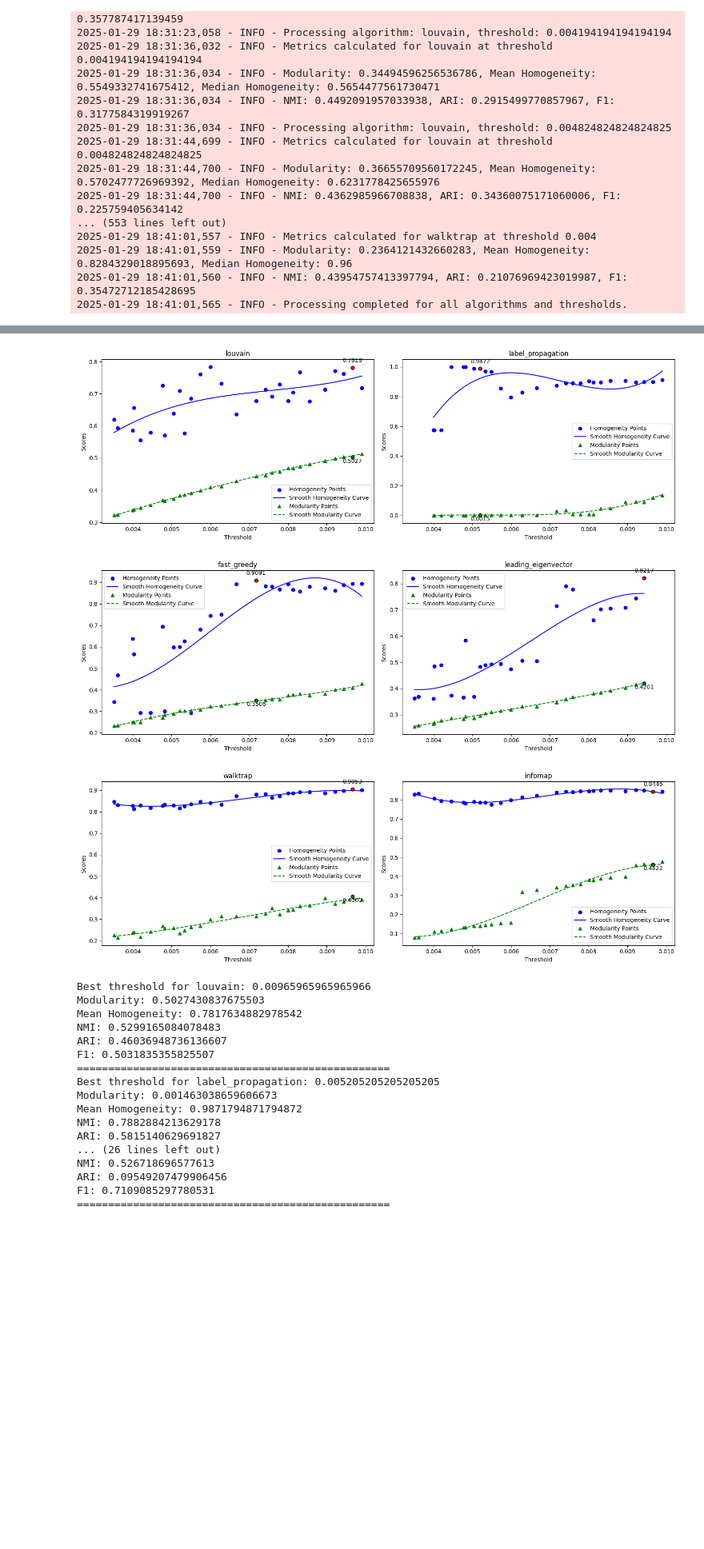
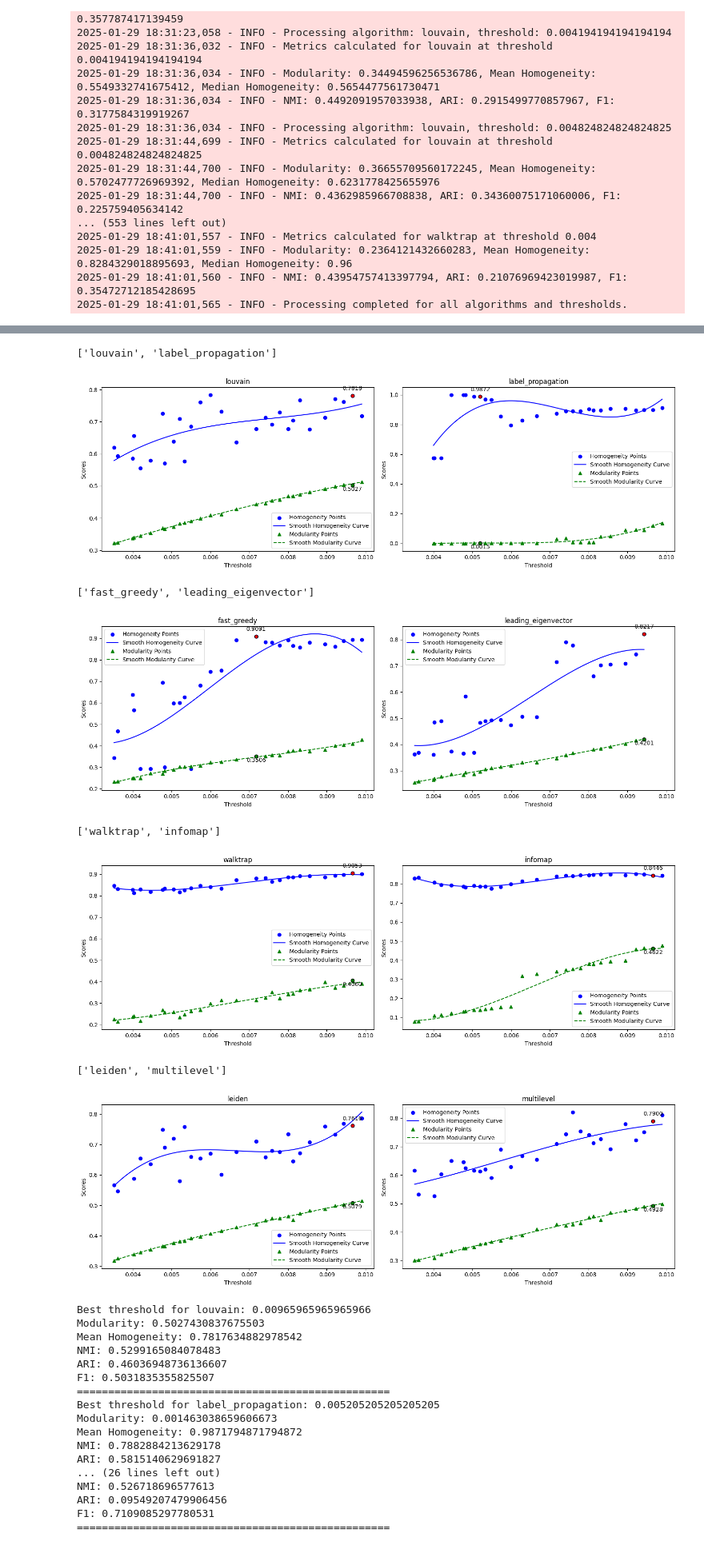
Before and after one commit to kernelism/community-classification-reddit, a Jupyter notebook: notebooks_v2/cd.ipynb, the cells around one changed output, grey strips where cells are left out. Shown at 80% size. Drawn from its saved outputs; the diff is of its cells as text; code cells hidden in the pictures; blank space fills up the shorter version.

```diff
--- a/notebooks_v2/cd.ipynb
+++ b/notebooks_v2/cd.ipynb
@@ -362,10 +351,13 @@ def community_detection_infomap(G):
     return partition_dict
 
 def community_detection_leiden(G):
-    ig_graph = ig.Graph(directed=False)
-    ig_graph.add_vertices(list(G.nodes()))
-    ig_graph.add_edges(list(G.edges()))
-    partition = ig_graph.community_leiden()
+    ig_graph = ig.Graph.from_networkx(G)
+
+    partition = ig_graph.community_leiden(
+        objective_function='modularity',
+        weights='weight',
+        n_iterations=-1,
+    )
     partition_dict = {}
     for i, community in enumerate(partition):
         partition_dict[i] = [list(G.nodes())[node] for node in community]
@@ -464,7 +456,7 @@ def calculate_community_metrics(partition_dict):
 
     return nmi, ari, f1
 # %%
-community_detection_algorithms = ['louvain', 'label_propagation', 'fast_greedy', 'leading_eigenvector', 'walktrap', 'infomap'] #, 'girvan_newman', ]
+community_detection_algorithms = ['louvain', 'label_propagation', 'fast_greedy', 'leading_eigenvector', 'walktrap', 'infomap', 'leiden', 'multilevel'] #, 'girvan_newman', ]
 # community_detection_algorithms = ['girvan_newman']
 # %%
 def validate_partition(G, partition):
@@ -566,6 +558,7 @@ metrics_sh = defaultdict(lambda: defaultdict(dict))
 base_path = "../l2_graphs"
 for threshold, G in graphs.items():
     G = nx.read_graphml(f"{base_path}/{threshold}.graphml")
+
     for algorithm in community_detection_algorithms:
         if algorithm in ['louvain', 'label_propagation', 'fast_greedy', 'leading_eigenvector', 'walktrap']:
             continue
@@ -574,18 +567,23 @@ for threshold, G in graphs.items():
             # Community detection second half
             if algorithm == 'infomap':
                 partition = community_detection_infomap(G)
+            elif algorithm == 'leiden':
+                partition = community_detection_leiden(G)
+            elif algorithm == 'multilevel':
+                partition = community_detection_multilevel(G)
+            elif algorithm == 'optimal_modularity':
+                partition = community_detection_optimal_modularity(G)
             else:
                 raise ValueError(f"Invalid algorithm: {algorithm}")
         except Exception as e:
             logger.error(f"Error in {algorithm} for threshold {threshold}: {e}")
             continue
 
-        # Remove outliers
-        partition, original = remove_outliers(partition)
-
         if len(partition) <= 1:
             logger.warning(f"Skipping {algorithm} for threshold {threshold}: partition has 1 or fewer communities")
             continue
+        # print(partition)
+        partition, original = remove_outliers(partition)
 
         # Calculate existing metrics
         mean_homogeneity, median_homogeneity = get_homogeneity_scores(partition)
@@ -650,6 +648,8 @@ dict_keys(['louvain', 'label_propagation', 'fast_greedy', 'leading_eigenvector',
 def plot(data, algorithms, target_threshold=[]):
     fig, axes = plt.subplots(nrows=1, ncols=2, figsize=(15, 5), sharex=True, sharey=False)
     axes = axes.flatten()  # Flatten the array of axes for easier iteration
+
+    print(algorithms)
 
     for idx, algo in enumerate(algorithms):
         thresholds = np.array(list(data[algo].keys()))
@@ -687,33 +687,39 @@ def plot(data, algorithms, target_threshold=[]):
             tgt = target_threshold[idx]
             target_index = np.where(thresholds == tgt)[0][0]
             target_homogeneity = homogeneities[target_index]
             target_modularity = modularities[target_index]
 
             axes[idx].scatter(tgt, target_homogeneity, color='red', edgecolor='black', zorder=5)
             axes[idx].annotate(f'{target_homogeneity:.4f}', (tgt, target_homogeneity),
                                textcoords="offset points", xytext=(0,10), ha='center')
 
             # Optionally mark modularity at the target threshold
             axes[idx].scatter(tgt, target_modularity, color='green', edgecolor='black', zorder=5)
             axes[idx].annotate(f'{target_modularity:.4f}', (tgt, target_modularity),
                                textcoords="offset points", xytext=(0,-10), ha='center')
 
         axes[idx].set_title(algo)
         axes[idx].set_xlabel('Threshold')
         axes[idx].set_ylabel('Scores')
         axes[idx].legend()
 
     plt.tight_layout()
     plt.show()
 
 # Example usage with target_threshold=0.0059
 plot(existing_metrics, community_detection_algorithms[:2], target_threshold=[0.00965965965965966, 0.005205205205205205])
 plot(existing_metrics, community_detection_algorithms[2:4], target_threshold=[0.007177177177177177, 0.009429429429429429])
 plot(existing_metrics, community_detection_algorithms[4:6], target_threshold=[0.00965965965965966, 0.00965965965965966])
+plot(existing_metrics, community_detection_algorithms[6:8], target_threshold=[0.00965965965965966, 0.00965965965965966])
 # %% [output]
+['louvain', 'label_propagation']
 [figure]
+['fast_greedy', 'leading_eigenvector']
 [figure]
+['walktrap', 'infomap']
 [figure]
+['leiden', 'multilevel']
+[figure, added]
 # %%
 metrics = existing_metrics
 # %%
```
Also changed, not shown: parts of 3 cells of this notebook, 8 other files.
